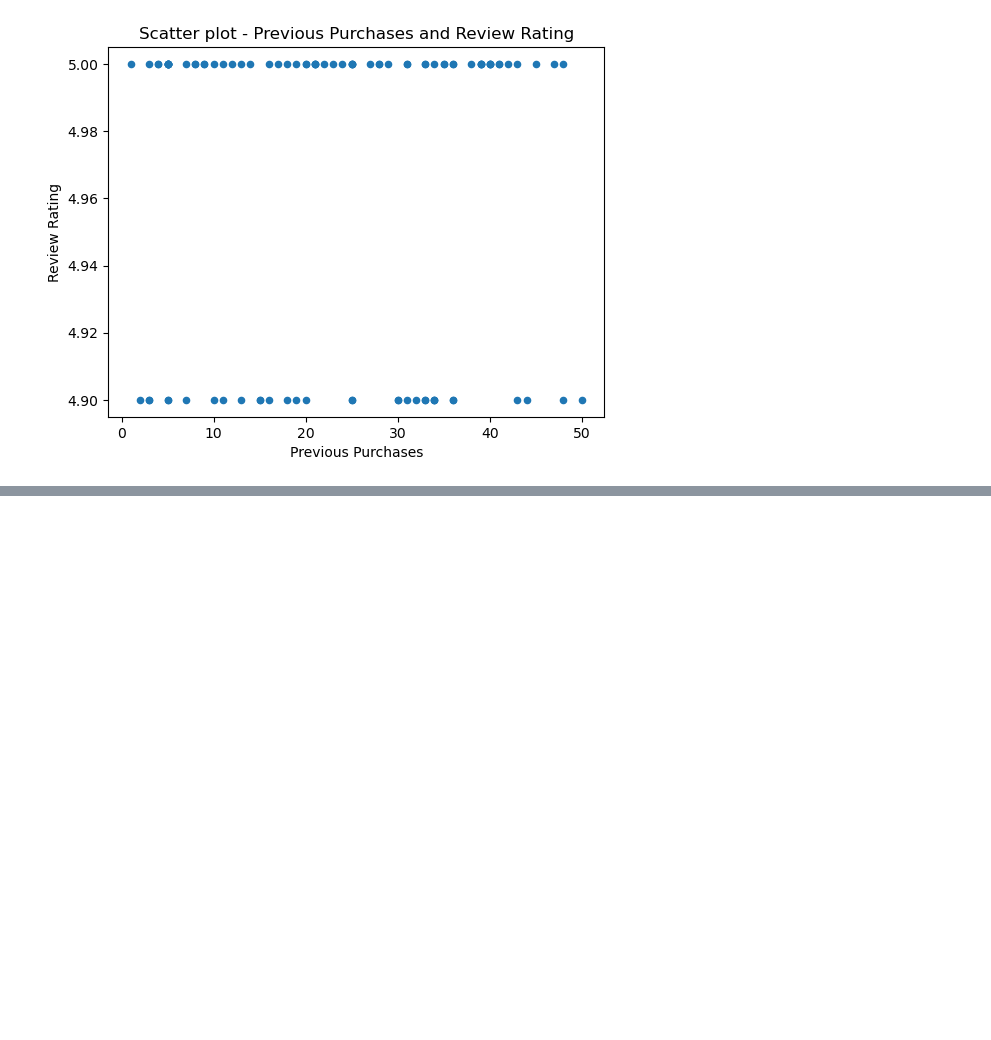
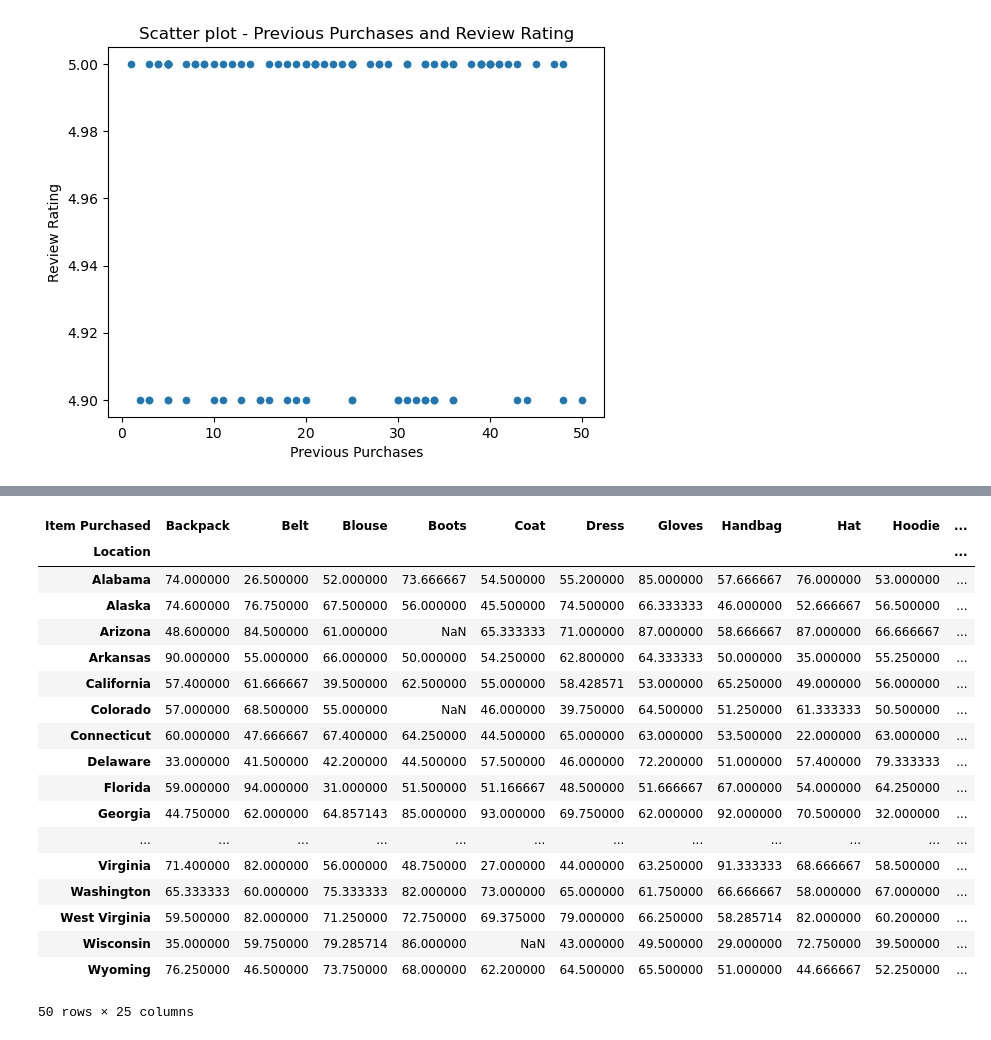
Before and after one commit to samwanyua/Shopping-Trends-Exploratory-Data-Analysis-EDA-Project, a Jupyter notebook: notebook.ipynb, the cells around one changed output, grey strips where cells are left out. Cells and saved outputs as stored; diff of their text form; code cells hidden in the pictures; blank space fills up the shorter version.

Commit message:
Create a pivot table

```diff
--- a/notebook.ipynb
+++ b/notebook.ipynb
@@ -151,0 +178,24 @@ Text(0.5, 1.0, 'Scatter plot - Previous Purchases and Review Rating')
+# %%
+# create a pivot table using the pandas pivot_table function
+# the pivot table is designed to summarize the mean purchase amount ("Purchase Amount (USD)") for each item ("Item Purchased") across different locations ("Location")
+pd.pivot_table(data, values="Purchase Amount (USD)", index="Location", columns="Item Purchased", aggfunc="mean")
+# %% [output]
+| Item Purchased | Backpack | Belt | Blouse | Boots | Coat | Dress | Gloves | Handbag | Hat | Hoodie | ... |
+| Location |  |  |  |  |  |  |  |  |  |  | ... |
+| Alabama | 74.000000 | 26.500000 | 52.000000 | 73.666667 | 54.500000 | 55.200000 | 85.000000 | 57.666667 | 76.000000 | 53.000000 | ... |
+| Alaska | 74.600000 | 76.750000 | 67.500000 | 56.000000 | 45.500000 | 74.500000 | 66.333333 | 46.000000 | 52.666667 | 56.500000 | ... |
+| Arizona | 48.600000 | 84.500000 | 61.000000 | NaN | 65.333333 | 71.000000 | 87.000000 | 58.666667 | 87.000000 | 66.666667 | ... |
+| Arkansas | 90.000000 | 55.000000 | 66.000000 | 50.000000 | 54.250000 | 62.800000 | 64.333333 | 50.000000 | 35.000000 | 55.250000 | ... |
+| California | 57.400000 | 61.666667 | 39.500000 | 62.500000 | 55.000000 | 58.428571 | 53.000000 | 65.250000 | 49.000000 | 56.000000 | ... |
+| Colorado | 57.000000 | 68.500000 | 55.000000 | NaN | 46.000000 | 39.750000 | 64.500000 | 51.250000 | 61.333333 | 50.500000 | ... |
+| Connecticut | 60.000000 | 47.666667 | 67.400000 | 64.250000 | 44.500000 | 65.000000 | 63.000000 | 53.500000 | 22.000000 | 63.000000 | ... |
+| Delaware | 33.000000 | 41.500000 | 42.200000 | 44.500000 | 57.500000 | 46.000000 | 72.200000 | 51.000000 | 57.400000 | 79.333333 | ... |
+| Florida | 59.000000 | 94.000000 | 31.000000 | 51.500000 | 51.166667 | 48.500000 | 51.666667 | 67.000000 | 54.000000 | 64.250000 | ... |
+| Georgia | 44.750000 | 62.000000 | 64.857143 | 85.000000 | 93.000000 | 69.750000 | 62.000000 | 92.000000 | 70.500000 | 32.000000 | ... |
+| ... | ... | ... | ... | ... | ... | ... | ... | ... | ... | ... | ... |
+| Virginia | 71.400000 | 82.000000 | 56.000000 | 48.750000 | 27.000000 | 44.000000 | 63.250000 | 91.333333 | 68.666667 | 58.500000 | ... |
+| Washington | 65.333333 | 60.000000 | 75.333333 | 82.000000 | 73.000000 | 65.000000 | 61.750000 | 66.666667 | 58.000000 | 67.000000 | ... |
+| West Virginia | 59.500000 | 82.000000 | 71.250000 | 72.750000 | 69.375000 | 79.000000 | 66.250000 | 58.285714 | 82.000000 | 60.200000 | ... |
+| Wisconsin | 35.000000 | 59.750000 | 79.285714 | 86.000000 | NaN | 43.000000 | 49.500000 | 29.000000 | 72.750000 | 39.500000 | ... |
+| Wyoming | 76.250000 | 46.500000 | 73.750000 | 68.000000 | 62.200000 | 64.500000 | 65.500000 | 51.000000 | 44.666667 | 52.250000 | ... |
+50 rows × 25 columns
```
Also changed, not shown: parts of 3 cells of this notebook.
